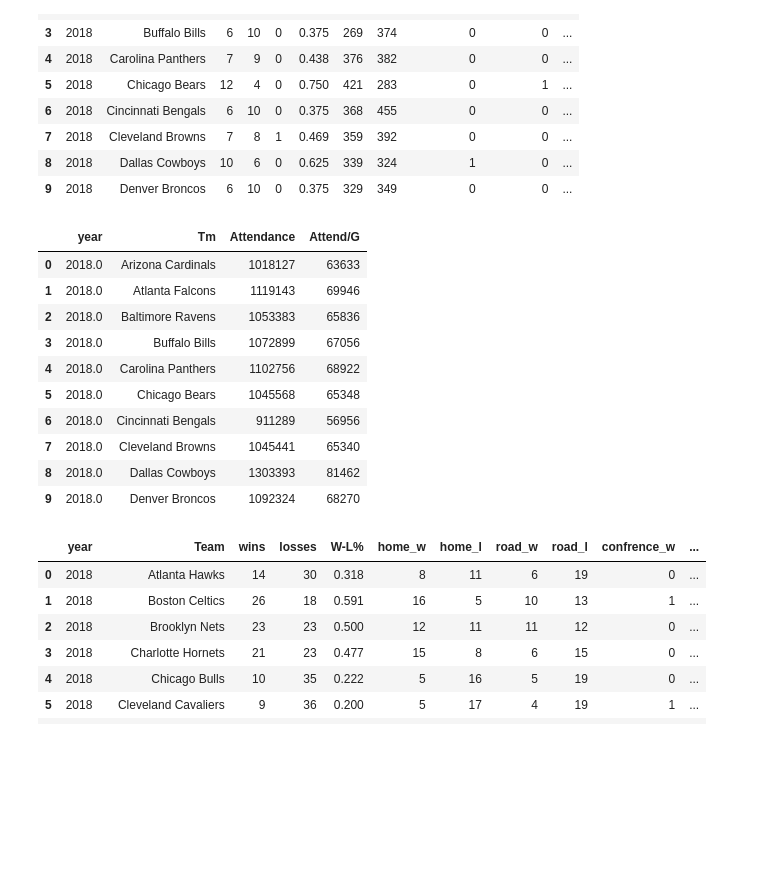
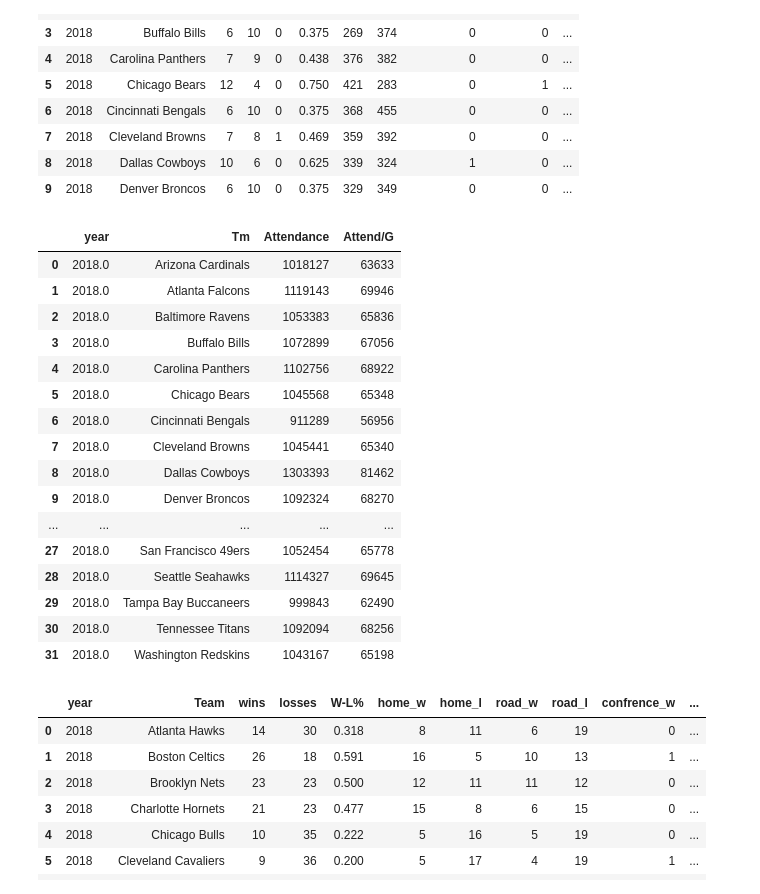
Before and after one commit to Git-hSin/TeamPerformanceCommImpact, a Jupyter notebook: tim_sports/tim_sports.ipynb, the cells around one changed output. Saved outputs shown, nothing was run; the diff lists cells and outputs as text; code cells hidden in the pictures; blank space fills up the shorter version.

```diff
--- a/tim_sports/tim_sports.ipynb
+++ b/tim_sports/tim_sports.ipynb
@@ -61,19 +61,25 @@ nfl_df.head(10)
 | 8 | 2018 | Dallas Cowboys | 10 | 6 | 0 | 0.625 | 339 | 324 | 1 | 0 | ... |
 | 9 | 2018 | Denver Broncos | 6 | 10 | 0 | 0.375 | 329 | 349 | 0 | 0 | ... |
 # %%
-nfl_attendance_df.head(10)
+nfl_attendance_df.head(32)
 # %% [output]
 |  | year | Tm | Attendance | Attend/G |
 | 0 | 2018.0 | Arizona Cardinals | 1018127 | 63633 |
 | 1 | 2018.0 | Atlanta Falcons | 1119143 | 69946 |
 | 2 | 2018.0 | Baltimore Ravens | 1053383 | 65836 |
 | 3 | 2018.0 | Buffalo Bills | 1072899 | 67056 |
 | 4 | 2018.0 | Carolina Panthers | 1102756 | 68922 |
 | 5 | 2018.0 | Chicago Bears | 1045568 | 65348 |
 | 6 | 2018.0 | Cincinnati Bengals | 911289 | 56956 |
 | 7 | 2018.0 | Cleveland Browns | 1045441 | 65340 |
 | 8 | 2018.0 | Dallas Cowboys | 1303393 | 81462 |
 | 9 | 2018.0 | Denver Broncos | 1092324 | 68270 |
+| ... | ... | ... | ... | ... |
+| 27 | 2018.0 | San Francisco 49ers | 1052454 | 65778 |
+| 28 | 2018.0 | Seattle Seahawks | 1114327 | 69645 |
+| 29 | 2018.0 | Tampa Bay Buccaneers | 999843 | 62490 |
+| 30 | 2018.0 | Tennessee Titans | 1092094 | 68256 |
+| 31 | 2018.0 | Washington Redskins | 1043167 | 65198 |
 # %%
 nba_df.head(10)
 # %% [output]
```
Also changed, not shown: parts of 1 cell of this notebook, 1 other file.
